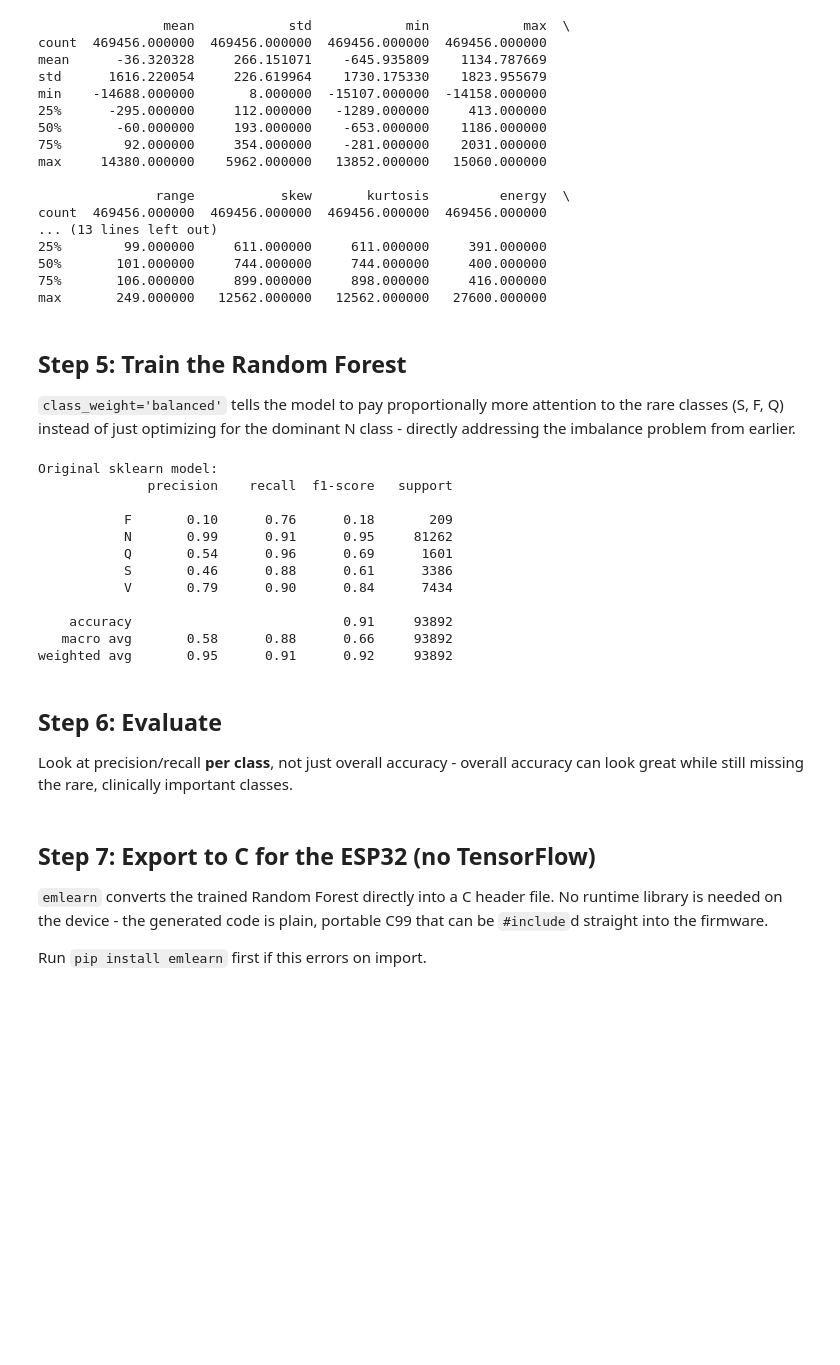
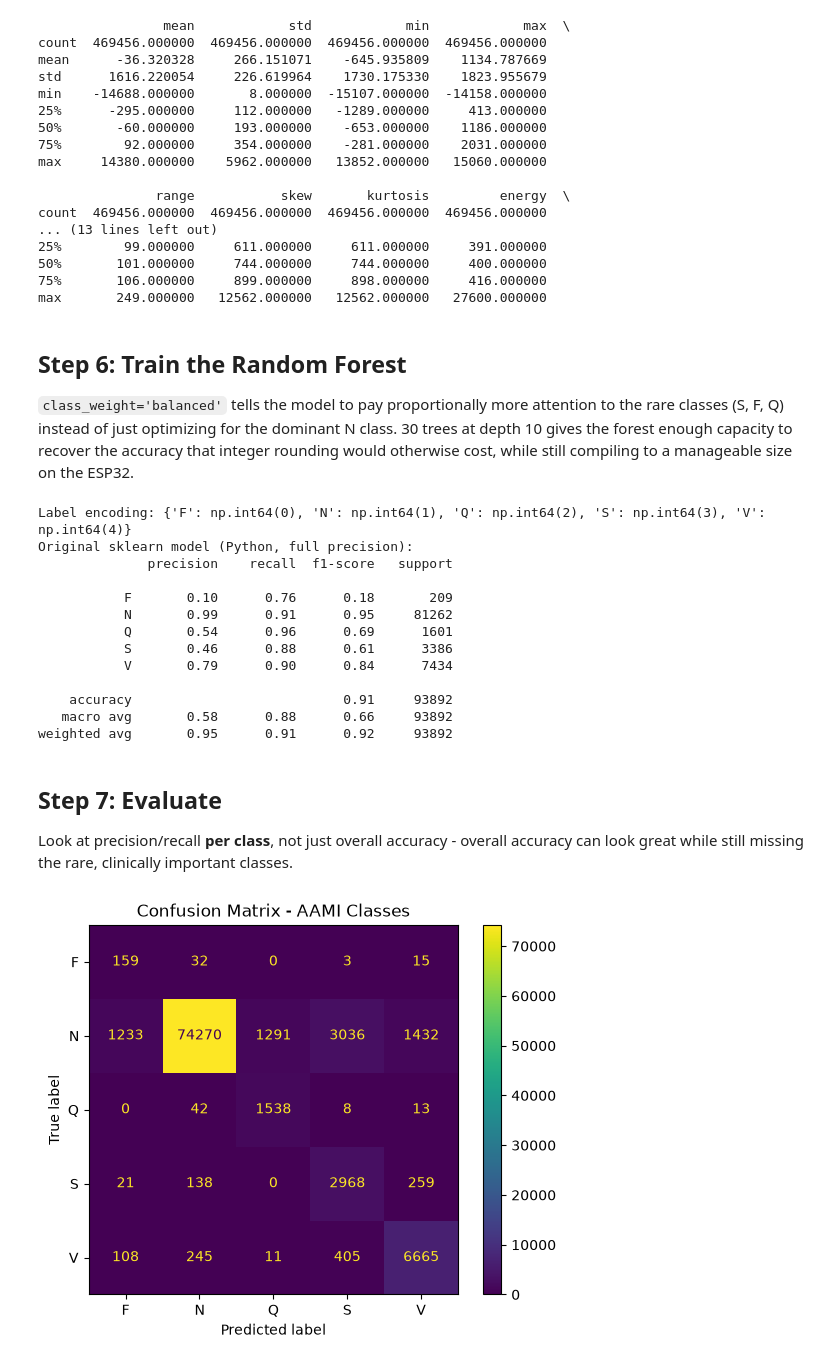
Before and after one commit to thornedeville/CardioSense, a Jupyter notebook: notebooks/train_baseline_model.ipynb, the cells around one changed output. Cells and saved outputs as stored; diff of their text form; code cells hidden in the pictures; blank space fills up the shorter version.

```diff
--- a/notebooks/train_baseline_model.ipynb
+++ b/notebooks/train_baseline_model.ipynb
@@ -33,0 +34,14 @@ This step downloads every record in each database. It only needs to run once - r
+# %%
+DATABASES = {
+    "mitdb": "data/mitdb",
+    "svdb": "data/svdb",
+    "incartdb": "data/incartdb",
+}
+
+for db_name, db_dir in DATABASES.items():
+    if not os.path.isdir(db_dir):
+        print(f"MISSING: {db_dir} does not exist")
+        continue
+    files = os.listdir(db_dir)
+    dat_files = [f for f in files if f.endswith('.dat')]
+    print(f"{db_name}: {len(files)} files, {len(dat_files)} records found")
@@ -178,4 +205,7 @@ Name: count, dtype: int64
 # %%
+feature_cols = ['mean', 'std', 'min', 'max', 'range', 'skew', 'kurtosis',
+                'energy', 'peak_pos', 'rr_prev', 'rr_next', 'rr_ratio']
+
 SCALE_FACTORS = {
     'mean': 1000, 'std': 1000, 'min': 1000, 'max': 1000, 'range': 1000,
     'skew': 1000, 'kurtosis': 100, 'energy': 0.5,
@@ -183,9 +213,12 @@ SCALE_FACTORS = {
     'rr_prev': 1000, 'rr_next': 1000, 'rr_ratio': 400,
 }
 
-X_scaled = X.copy()
+X_raw = data[feature_cols]
+y_raw = data['label']
+
+X_scaled = X_raw.copy()
 for col, factor in SCALE_FACTORS.items():
-    X_scaled[col] = (X[col] * factor).round().clip(-32767, 32767).astype(int)
+    X_scaled[col] = (X_raw[col] * factor).round().clip(-32767, 32767).astype(int)
 
 print(X_scaled.describe())
 # %% [output]
@@ -207,13 +240,20 @@ count  469456.000000  469456.000000  469456.000000  469456.000000
 75%       106.000000     899.000000     898.000000     416.000000
 max       249.000000   12562.000000   12562.000000   27600.000000
 # %% [markdown]
-## Step 5: Train the Random Forest
+## Step 6: Train the Random Forest
 
-`class_weight='balanced'` tells the model to pay proportionally more attention to the rare classes
-(S, F, Q) instead of just optimizing for the dominant N class - directly addressing the imbalance
-problem from earlier.
+`class_weight='balanced'` tells the model to pay proportionally more attention to the rare
+classes (S, F, Q) instead of just optimizing for the dominant N class. 30 trees at depth 10
+gives the forest enough capacity to recover the accuracy that integer rounding would otherwise
+cost, while still compiling to a manageable size on the ESP32.
 # %%
-X_train, X_test, y_train, y_test = train_test_split(X_scaled, y, test_size=0.2, stratify=y, random_state=42)
+le = LabelEncoder()
+y = le.fit_transform(y_raw)
+print("Label encoding:", dict(zip(le.classes_, le.transform(le.classes_))))
+
+X_train, X_test, y_train, y_test = train_test_split(
+    X_scaled, y, test_size=0.2, stratify=y, random_state=42
+)
 
 clf = RandomForestClassifier(
     n_estimators=30,
@@ -224,10 +264,11 @@ clf = RandomForestClassifier(
 )
 clf.fit(X_train, y_train)
 
-print("Original sklearn model:")
+print("Original sklearn model (Python, full precision):")
 print(classification_report(y_test, clf.predict(X_test), target_names=le.classes_))
 # %% [output]
-Original sklearn model:
+Label encoding: {'F': np.int64(0), 'N': np.int64(1), 'Q': np.int64(2), 'S': np.int64(3), 'V': np.int64(4)}
+Original sklearn model (Python, full precision):
               precision    recall  f1-score   support
 
            F       0.10      0.76      0.18       209
@@ -240,15 +281,17 @@ Original sklearn model:
    macro avg       0.58      0.88      0.66     93892
 weighted avg       0.95      0.91      0.92     93892
 # %% [markdown]
-## Step 6: Evaluate
+## Step 7: Evaluate
 
-Look at precision/recall **per class**, not just overall accuracy - overall accuracy can look great
-while still missing the rare, clinically important classes.
+Look at precision/recall **per class**, not just overall accuracy - overall accuracy can look
+great while still missing the rare, clinically important classes.
-# %% [markdown]
-## Step 7: Export to C for the ESP32 (no TensorFlow)
-
-`emlearn` converts the trained Random Forest directly into a C header file. No runtime library
-is needed on the device - the generated code is plain, portable C99 that can be `#include`d
-straight into the firmware.
-
-Run `pip install emlearn` first if this errors on import.
+# %%
+y_pred = clf.predict(X_test)
+
+cm = confusion_matrix(y_test, y_pred)
+disp = ConfusionMatrixDisplay(confusion_matrix=cm, display_labels=le.classes_)
+disp.plot()
+plt.title("Confusion Matrix - AAMI Classes")
+plt.show()
+# %% [output]
+[figure, added]
```
Also changed, not shown: parts of 14 cells of this notebook, 7 other files.
